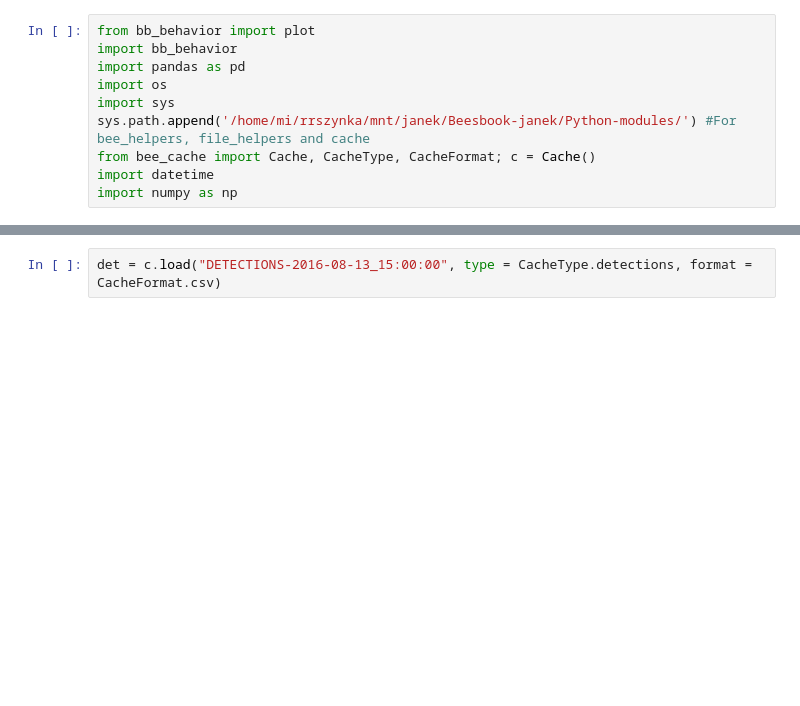
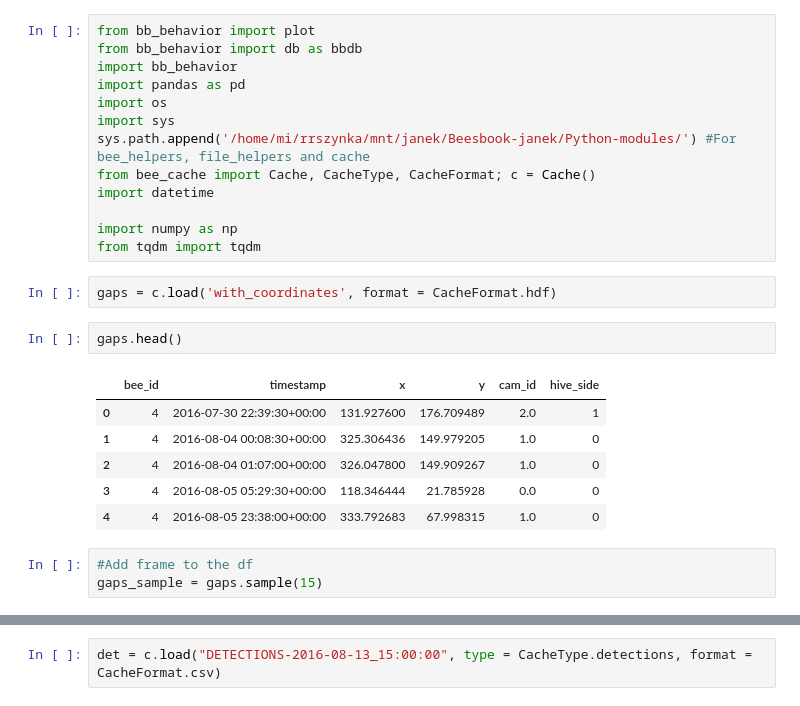
Before and after one commit to janek/Beesbook-life, a Jupyter notebook: Caching/get_videos.ipynb, the cells around one changed output, grey strips where cells are left out. Cells and saved outputs as stored; diff of their text form; blank space fills up the shorter version.

```diff
--- a/Caching/get_videos.ipynb
+++ b/Caching/get_videos.ipynb
@@ -1,5 +1,6 @@
 # %%
 from bb_behavior import plot
+from bb_behavior import db as bbdb
 import bb_behavior
 import pandas as pd
 import os
@@ -7,4 +8,20 @@ import sys
 sys.path.append('/home/mi/rrszynka/mnt/janek/Beesbook-janek/Python-modules/') #For bee_helpers, file_helpers and cache
 from bee_cache import Cache, CacheType, CacheFormat; c = Cache()
 import datetime
+
 import numpy as np
+from tqdm import tqdm
+# %%
+gaps = c.load('with_coordinates', format = CacheFormat.hdf)
+# %%
+gaps.head()
+# %% [output]
+|  | bee_id | timestamp | x | y | cam_id | hive_side |
+| 0 | 4 | 2016-07-30 22:39:30+00:00 | 131.927600 | 176.709489 | 2.0 | 1 |
+| 1 | 4 | 2016-08-04 00:08:30+00:00 | 325.306436 | 149.979205 | 1.0 | 0 |
+| 2 | 4 | 2016-08-04 01:07:00+00:00 | 326.047800 | 149.909267 | 1.0 | 0 |
+| 3 | 4 | 2016-08-05 05:29:30+00:00 | 118.346444 | 21.785928 | 0.0 | 0 |
+| 4 | 4 | 2016-08-05 23:38:00+00:00 | 333.792683 | 67.998315 | 1.0 | 0 |
+# %%
+#Add frame to the df
+gaps_sample = gaps.sample(15)
```
Also changed, not shown: parts of 20 cells of this notebook, 9 other files.
